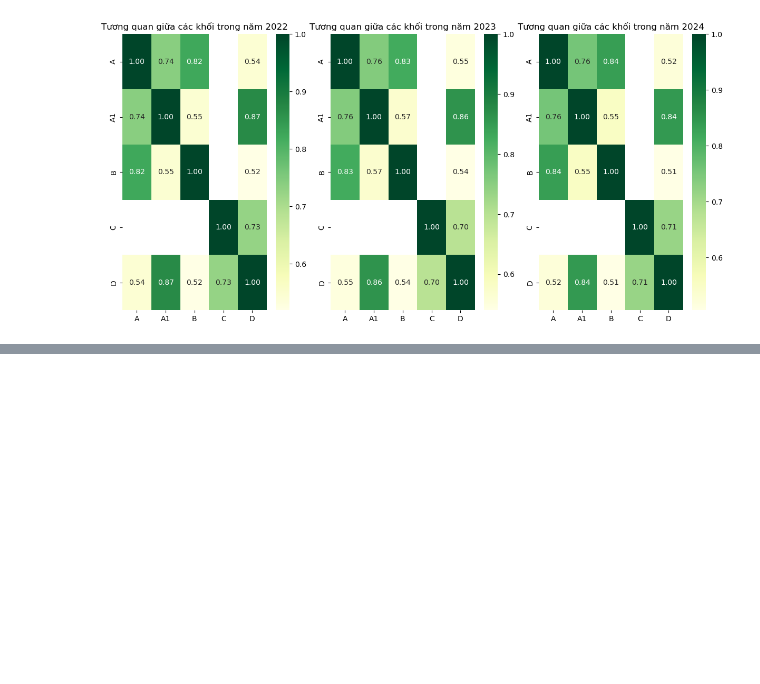
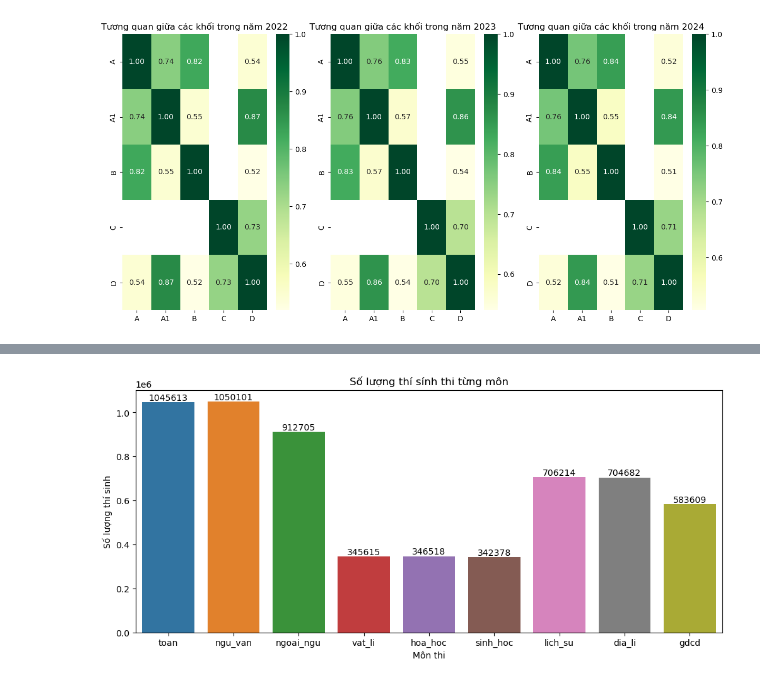
Before and after one commit to nmkhan9/Test_score_analysis-22-23-24-, a Jupyter notebook: Test_Score_Analysis_22_23_24.ipynb, the cells around one changed output, grey strips where cells are left out. Cells and saved outputs as stored; diff of their text form; code cells hidden in the pictures; blank space fills up the shorter version.

```diff
--- a/Test_Score_Analysis_22_23_24.ipynb
+++ b/Test_Score_Analysis_22_23_24.ipynb
@@ -699,0 +702,7 @@ df.head()
+# %%
+df123=df24.copy()
+# %%
+thi_sinh = pd.DataFrame({
+    'mon': subjects,
+    'so_luong': [df123[col].notna().sum() for col in subjects]
+})
@@ -699,0 +722,14 @@ df.head()
+# %%
+plt.figure(figsize=(12,5))
+ax=sns.barplot(
+    data=thi_sinh,
+    x='mon',
+    y='so_luong'
+)
+plt.title('Số lượng thí sính thi từng môn')
+plt.xlabel('Môn thi')
+plt.ylabel('Số lượng thí sinh')
+plt.bar_label(ax.containers[0],fmt='%.0f')
+plt.show()
+# %% [output]
+[figure, added]
```
Also changed, not shown: parts of 14 cells of this notebook.
